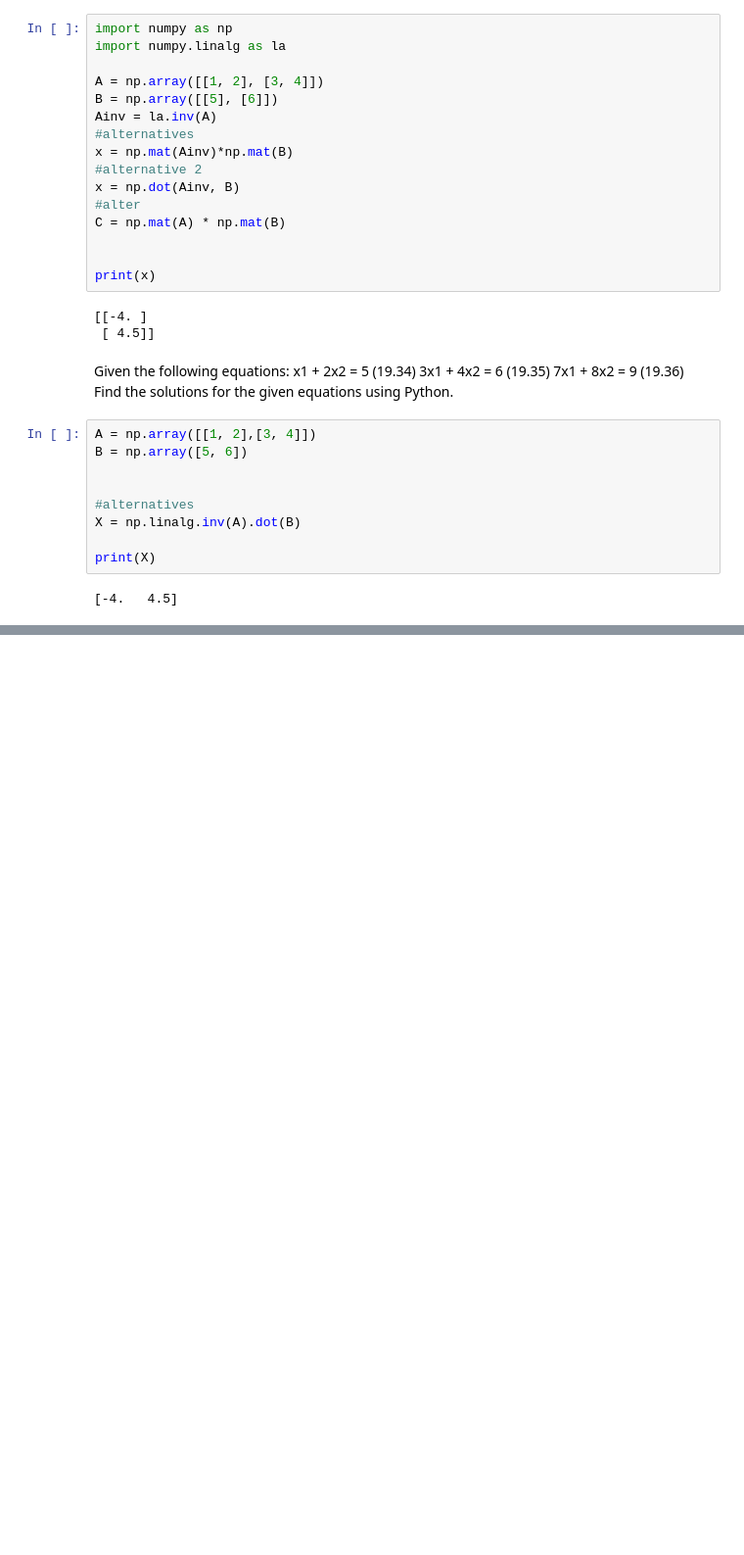
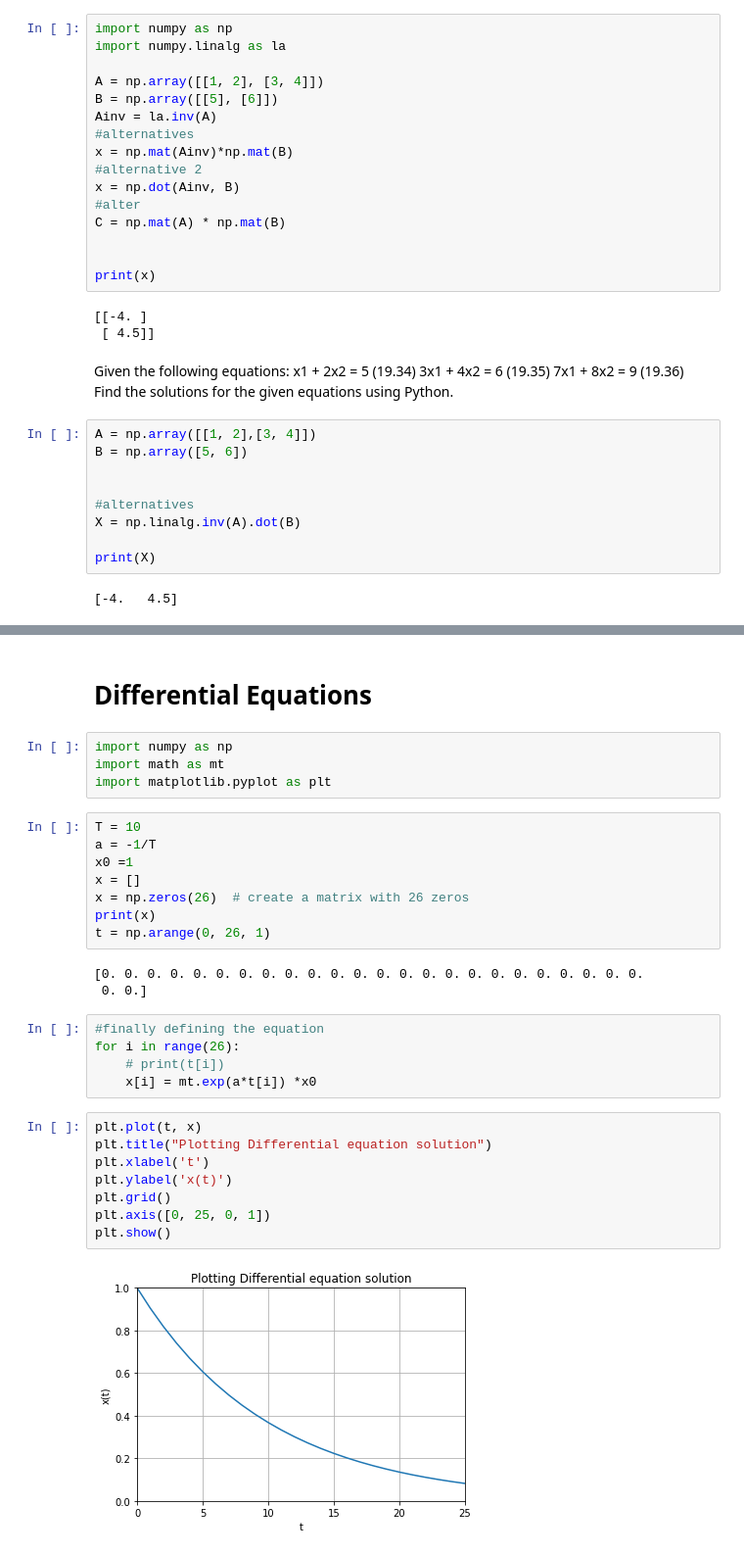
Before and after one commit to sudipnext/nextonPy, a Jupyter notebook: ControlSystem/Python Standard Library/math.ipynb, the cells around one changed output, grey strips where cells are left out. Shown at 98% size. Cells and saved outputs as stored; diff of their text form; blank space fills up the shorter version.

Commit message:
Learned about some complex numbers, diff. equation

```diff
--- a/ControlSystem/Python Standard Library/math.ipynb
+++ b/ControlSystem/Python Standard Library/math.ipynb
@@ -179,0 +226,32 @@ print(X)
+# %% [markdown]
+# Differential Equations
+# %%
+import numpy as np
+import math as mt
+import matplotlib.pyplot as plt
+# %%
+T = 10
+a = -1/T
+x0 =1
+x = []
+x = np.zeros(26)  # create a matrix with 26 zeros
+print(x)
+t = np.arange(0, 26, 1)
+# %% [output]
+[0. 0. 0. 0. 0. 0. 0. 0. 0. 0. 0. 0. 0. 0. 0. 0. 0. 0. 0. 0. 0. 0. 0. 0.
+ 0. 0.]
+# %%
+#finally defining the equation
+for i in range(26):
+    # print(t[i])
+    x[i] = mt.exp(a*t[i]) *x0
+# %%
+plt.plot(t, x)
+plt.title("Plotting Differential equation solution")
+plt.xlabel('t')
+plt.ylabel('x(t)')
+plt.grid()
+plt.axis([0, 25, 0, 1])
+plt.show()
+# %% [output]
+[figure, added]
```
Also changed, not shown: parts of 3 cells of this notebook, 1 other file.
